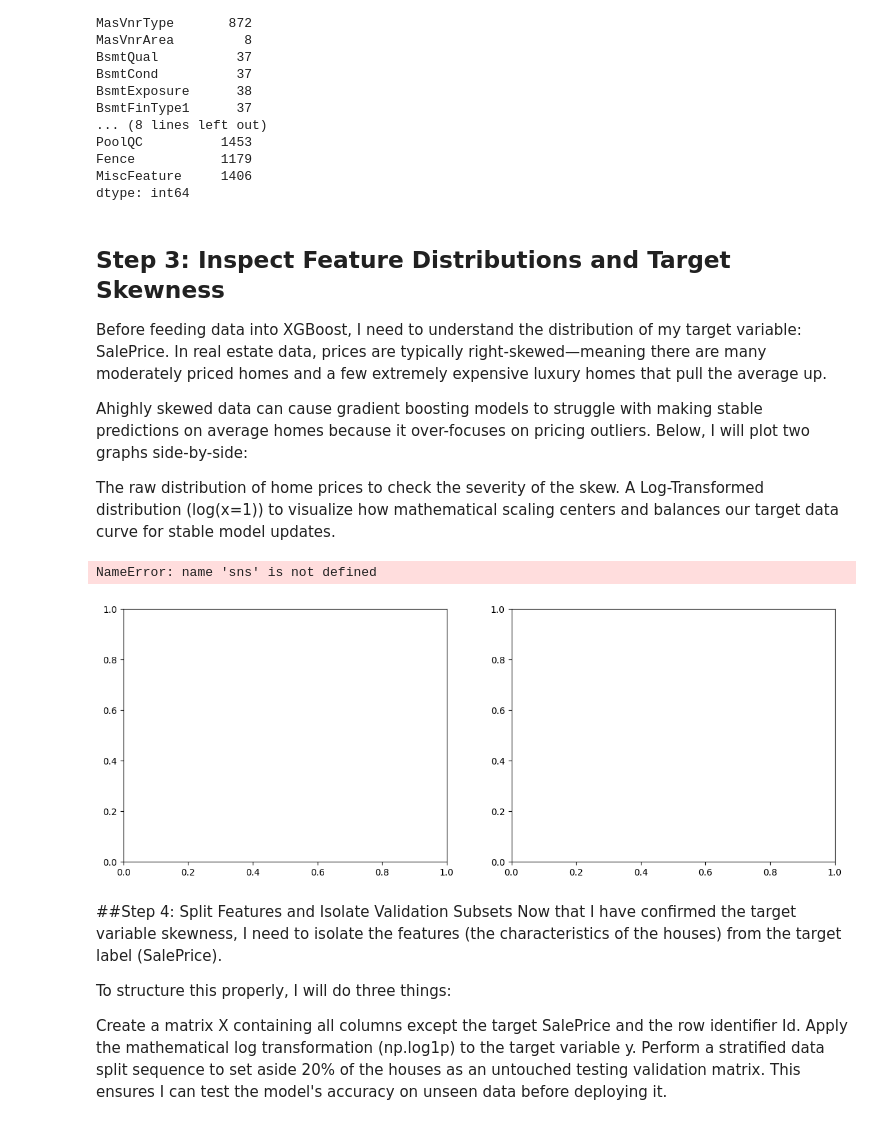
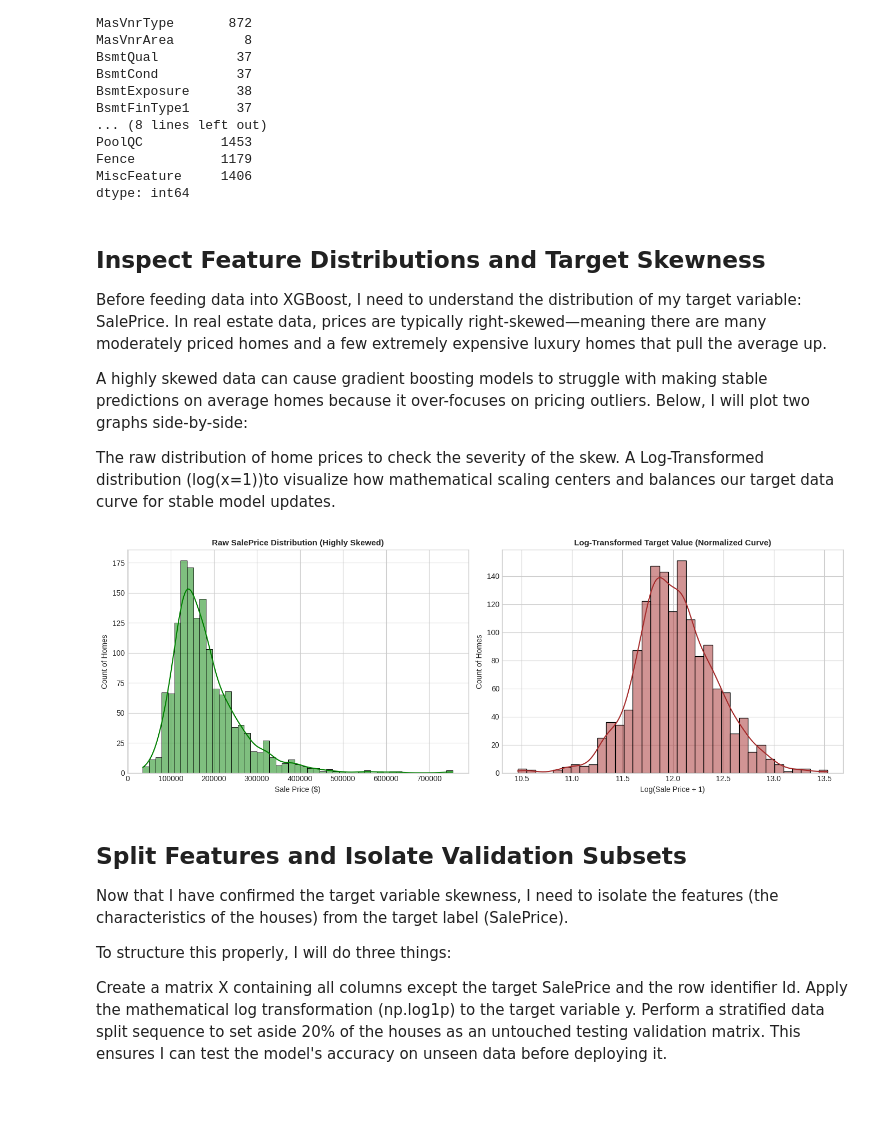
Before and after one commit to kazungumesther/Feature-Engineering, a Jupyter notebook: Feature.ipynb, the cells around one changed output. Drawn from its saved outputs; the diff is of its cells as text; code cells hidden in the pictures; blank space fills up the shorter version.

Commit message:
Updated the predictions of house prices

```diff
--- a/Feature.ipynb
+++ b/Feature.ipynb
@@ -70,38 +90,36 @@ Fence           1179
 MiscFeature     1406
 dtype: int64
 # %% [markdown]
-## Step 3: Inspect Feature Distributions and Target Skewness
+## Inspect Feature Distributions and Target Skewness
 Before feeding data into XGBoost, I need to understand the distribution of my target variable: SalePrice. In real estate data, prices are typically right-skewed—meaning there are many moderately priced homes and a few extremely expensive luxury homes that pull the average up.
 
-Ahighly skewed data can cause gradient boosting models to struggle with making stable predictions on average homes because it over-focuses on pricing outliers. Below, I will plot two graphs side-by-side:
+A highly skewed data can cause gradient boosting models to struggle with making stable predictions on average homes because it over-focuses on pricing outliers. Below, I will plot two graphs side-by-side:
 
 The raw distribution of home prices to check the severity of the skew.
-A Log-Transformed distribution (log(x=1))
- to visualize how mathematical scaling centers and balances our target data curve for stable model updates.
+A Log-Transformed distribution (log(x=1))to visualize how mathematical scaling centers and balances our target data curve for stable model updates.
 # %%
 # Create a side-by-side plotting area
 fig, ax = plt.subplots(1, 2, figsize=(14, 5))
 
 # Plot 1: True, unscaled house price distribution
-sns.histplot(df['SalePrice'], kde=True, ax=ax[0], color='#2b5c8f')
+sns.histplot(df['SalePrice'], kde=True, ax=ax[0], color='green')
 ax[0].set_title('Raw SalePrice Distribution (Highly Skewed)', fontsize=11, fontweight='bold')
 ax[0].set_xlabel('Sale Price ($)')
 ax[0].set_ylabel('Count of Homes')
 
 # Plot 2: Scaled distribution using natural log
-sns.histplot(np.log1p(df['SalePrice']), kde=True, ax=ax[1], color='#4682b4')
+sns.histplot(np.log1p(df['SalePrice']), kde=True, ax=ax[1], color='brown')
 ax[1].set_title('Log-Transformed Target Value (Normalized Curve)', fontsize=11, fontweight='bold')
 ax[1].set_xlabel('Log(Sale Price + 1)')
 ax[1].set_ylabel('Count of Homes')
 
 # Adjust layout structure and render the graphs
 plt.tight_layout()
 plt.show()
 # %% [output]
-NameError: name 'sns' is not defined
-[figure, old version]
+[figure, new version]
 # %% [markdown]
-##Step 4: Split Features and Isolate Validation Subsets
+## Split Features and Isolate Validation Subsets
 Now that I have confirmed the target variable skewness, I need to isolate the features (the characteristics of the houses) from the target label (SalePrice).
 
 To structure this properly, I will do three things:
```
Also changed, not shown: parts of 20 cells of this notebook.
